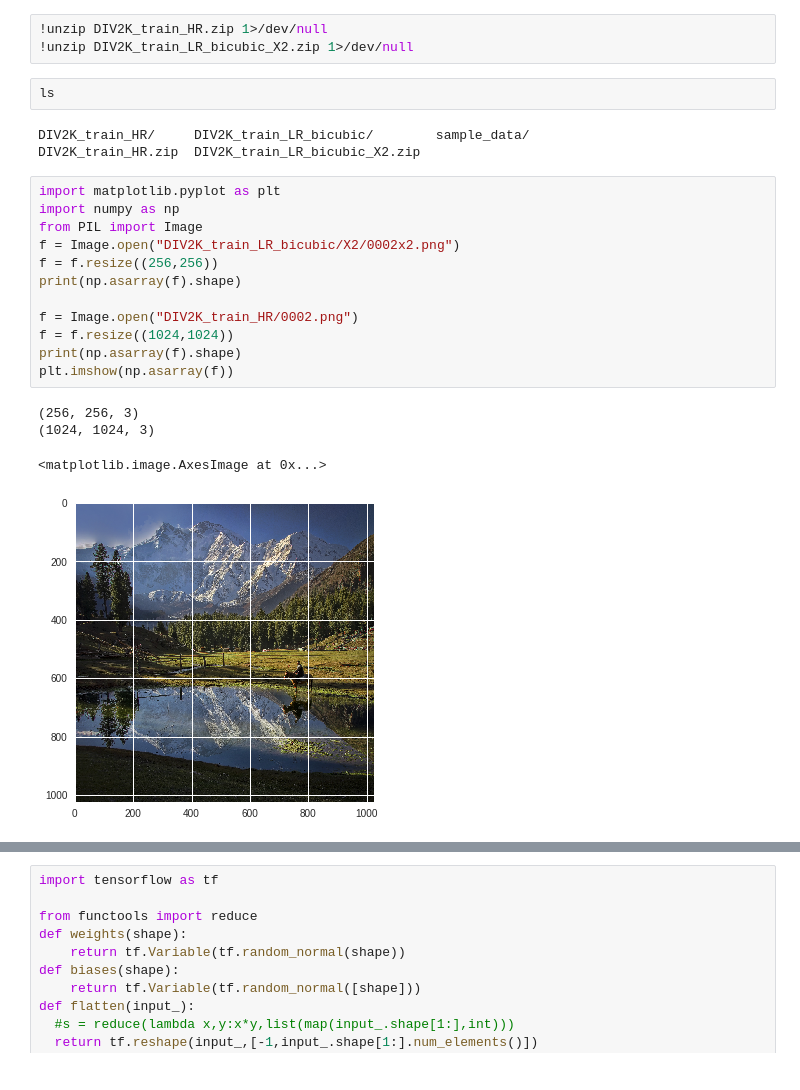
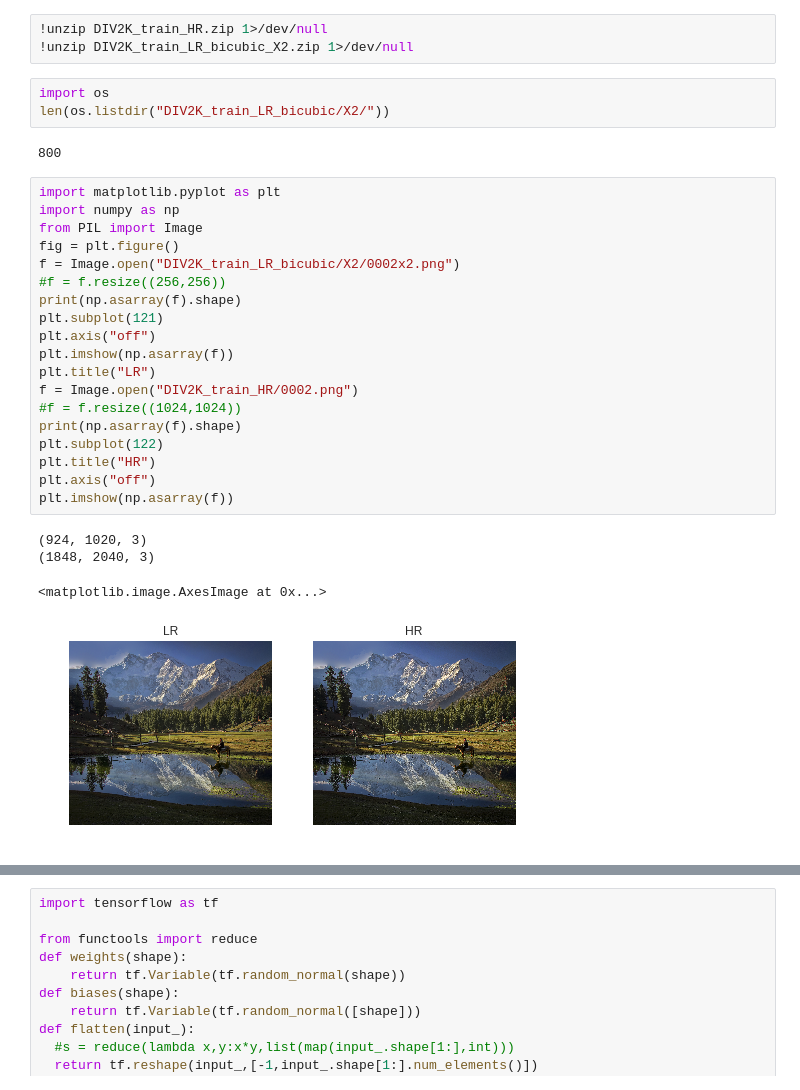
Before and after one commit to Tubbz-alt/SuperRes-GAN, a Jupyter notebook: SRGAN.ipynb, the cells around one changed output, grey strips where cells are left out. Saved outputs shown, nothing was run; the diff lists cells and outputs as text.

```diff
--- a/SRGAN.ipynb
+++ b/SRGAN.ipynb
@@ -22,28 +22,35 @@ DIV2K_train_HR.zip   25%[====>               ] 852.32M  7.45MB/s    eta 5m 36s
 # %%
 !unzip DIV2K_train_HR.zip 1>/dev/null
 !unzip DIV2K_train_LR_bicubic_X2.zip 1>/dev/null
-# %%
-ls
-# %% [output]
-DIV2K_train_HR/     DIV2K_train_LR_bicubic/        sample_data/
-DIV2K_train_HR.zip  DIV2K_train_LR_bicubic_X2.zip
+# %%
+import os
+len(os.listdir("DIV2K_train_LR_bicubic/X2/"))
+# %% [output]
+800
 # %%
 import matplotlib.pyplot as plt
 import numpy as np
 from PIL import Image
+fig = plt.figure()
 f = Image.open("DIV2K_train_LR_bicubic/X2/0002x2.png")
-f = f.resize((256,256))
+#f = f.resize((256,256))
 print(np.asarray(f).shape)
-
+plt.subplot(121)
+plt.axis("off")
+plt.imshow(np.asarray(f))
+plt.title("LR")
 f = Image.open("DIV2K_train_HR/0002.png")
-f = f.resize((1024,1024))
+#f = f.resize((1024,1024))
 print(np.asarray(f).shape)
+plt.subplot(122)
+plt.title("HR")
+plt.axis("off")
 plt.imshow(np.asarray(f))
 # %% [output]
-(256, 256, 3)
-(1024, 1024, 3)
+(924, 1020, 3)
+(1848, 2040, 3)
 <matplotlib.image.AxesImage at 0x...>
-[figure, old version]
+[figure, new version]
 # %%
 import random
 import glob
```
Also changed, not shown: parts of 9 cells of this notebook.
